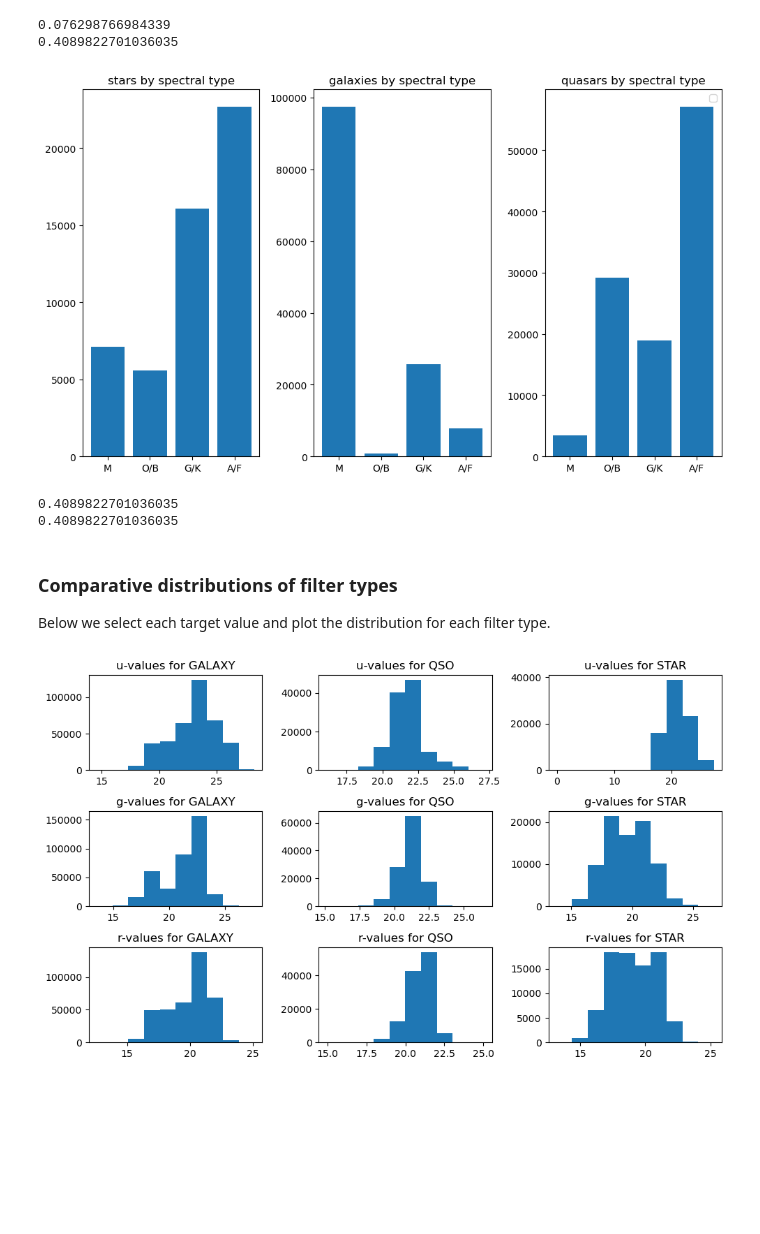
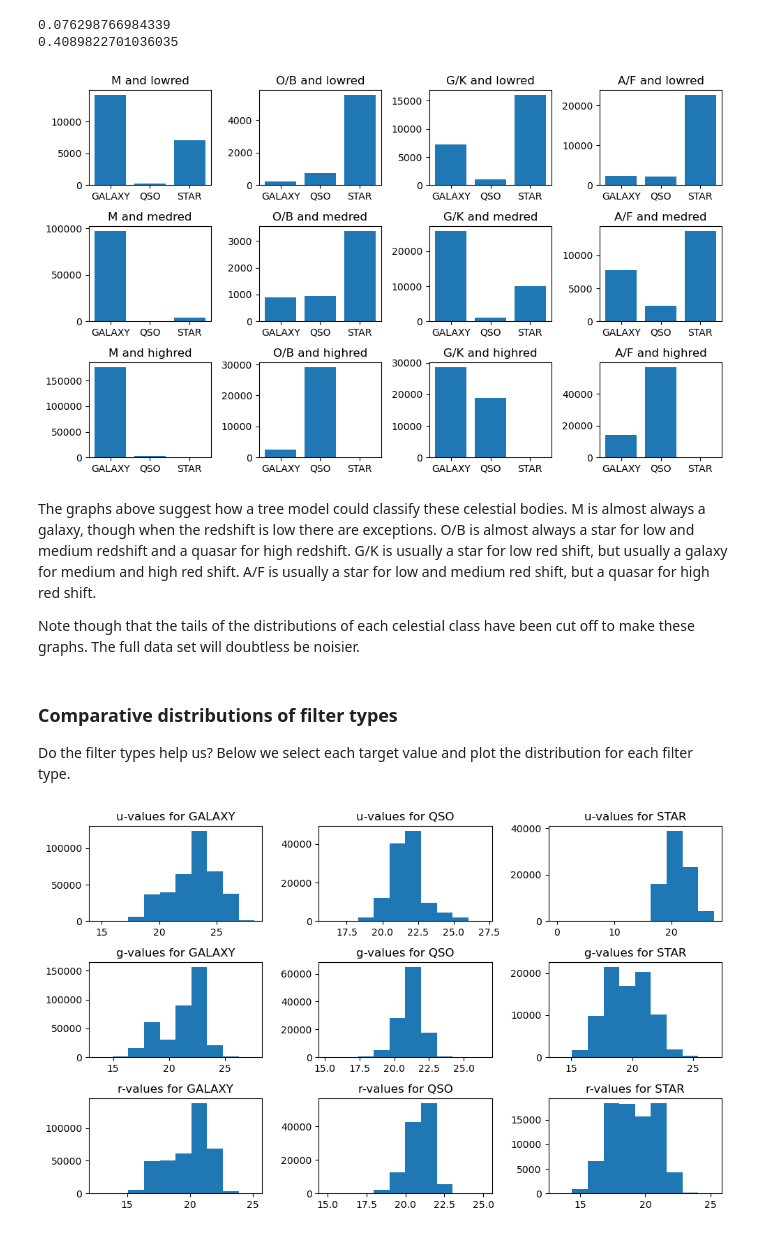
Before and after one commit to jaqueshere/kaggle-playground-stellar, a Jupyter notebook: kaggle-astro-exploratory.ipynb, the cells around one changed output. Saved outputs shown, nothing was run; the diff lists cells and outputs as text; code cells hidden in the pictures; blank space fills up the shorter version.

Commit message:
added graphical analysis of classes by spectral type for each redshift interval

```diff
--- a/kaggle-astro-exploratory.ipynb
+++ b/kaggle-astro-exploratory.ipynb
@@ -193,38 +191,44 @@ print(galaxy_qso)
 # %% [output]
 0.076298766984339
 0.4089822701036035
-# %%
-# Now make bar charts of each class in its
-# highest frequency (by redshift) partition.
-
-star_by_spectral = [len(df[ (df['class'] == 'STAR') & (df['spectral_type'] == spectral_type) & (df["redshift"] < galaxy_star) ]) for spectral_type in spectral_types]
-galaxy_by_spectral = [len(df[ (df['class'] == 'GALAXY') & (df['spectral_type'] == spectral_type) & (galaxy_star <= df["redshift"]) & (df["redshift"] < galaxy_qso ) ]) for spectral_type in spectral_types]
-quasar_by_spectral = [len(df[ (df['class'] == 'QSO') & (df['spectral_type'] == spectral_type) & (galaxy_qso < df["redshift"]) ]) for spectral_type in spectral_types]
-
-redshift_spectral = [star_by_spectral, galaxy_by_spectral, quasar_by_spectral]
-category = ["stars", "galaxies", "quasars"]
-
-fig, ax = plt.subplots(nrows=1, ncols=3, figsize=(10, 6))
-axes_iterator = ax.flat
-
-for i, spectrum in enumerate(redshift_spectral):
-    ax = next(axes_iterator)
-    ax.bar(spectral_types, spectrum)
-    ax.set_title(f"{category[i]} by spectral type")
-
-plt.tight_layout()
-ax.legend()
-plt.show()
-# %% [output]
-[figure, removed]
 # %%
+# For each of the three intervals in the redshift spectrum
+# make a plot of the the classes for each spectral type
+# for a total of twelve plots
+
+redshiftbands = ['lowred', 'medred', 'highred']
+class_distributions = {}
+
+for redshift in redshiftbands:
+    class_distributions[redshift] = {}
+    for spectral_type in spectral_types:
+        if redshift == 'lowred':
+            class_distributions[redshift][spectral_type] = [len(df[ (df['spectral_type'] == spectral_type) & (df["redshift"] < galaxy_star) & (df['class'] == category )]) for category in celestial_categories ]
+        elif redshift == 'medred':
+            class_distributions[redshift][spectral_type] = [len(df[ (df['spectral_type'] == spectral_type) & (galaxy_star <= df["redshift"]) & (df["redshift"] < galaxy_qso ) & (df['class'] == category )]) for category in celestial_categories ]
+        else:
+            class_distributions[redshift][spectral_type] = [len(df[ (df['spectral_type'] == spectral_type) & (galaxy_qso < df["redshift"]) & (df['class'] == category )]) for category in celestial_categories]
+
+
+fig, ax = plt.subplots(nrows=3, ncols=4, figsize=(10, 6))
+axes_iterator = ax.flat
+for redshift in redshiftbands:
+    for spectral_type in spectral_types:
+        ax = next(axes_iterator)
+        ax.bar(celestial_categories, class_distributions[redshift][spectral_type])
+        ax.set_title(f"{spectral_type} and {redshift}")
+plt.tight_layout()
+plt.show()
 # %% [output]
-0.4089822701036035
-0.4089822701036035
+[figure, added]
+# %% [markdown]
+The graphs above suggest how a tree model could classify these celestial bodies. M is almost always a galaxy, though when the redshift is low there are exceptions. O/B is almost always a star for low and medium redshift and a quasar for high redshift. G/K is usually a star for low red shift, but usually a galaxy for medium and high red shift. A/F is usually a star for low and medium red shift, but a quasar for high red shift.
+
+Note though that the tails of the distributions of each celestial class have been cut off to make these graphs. The full data set will doubtless be noisier.
 # %% [markdown]
 ### Comparative distributions of filter types
 
-Below we select each target value and plot the distribution for each filter type.
+Do the filter types help us? Below we select each target value and plot the distribution for each filter type.
 # %%
 # Compare the stellar classes in each filter type.
 
```
Also changed, not shown: parts of 1 cell of this notebook.
